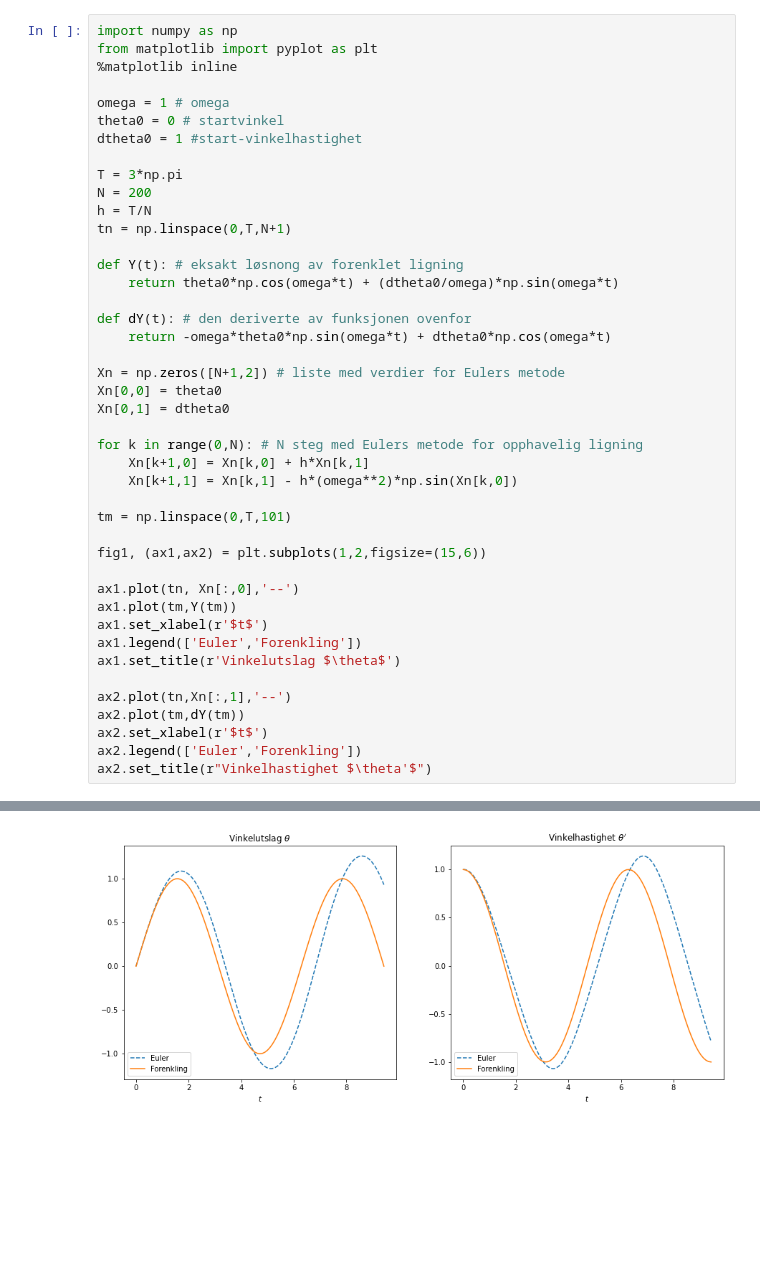
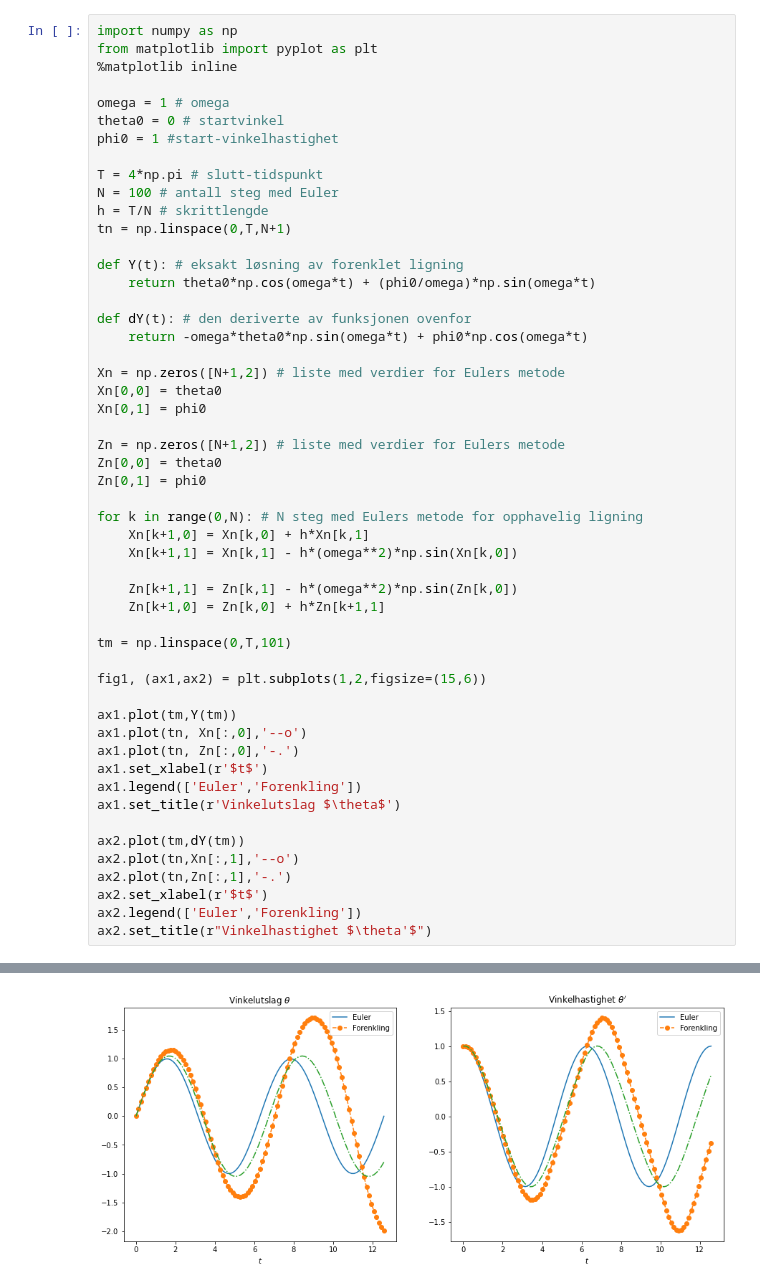
Before and after one commit to imfdrift/INGX1002H24, a Jupyter notebook: 3_difflign_pendel.ipynb, the cells around one changed output, grey strips where cells are left out. Saved outputs shown, nothing was run; the diff lists cells and outputs as text; blank space fills up the shorter version.

```diff
--- a/3_difflign_pendel.ipynb
+++ b/3_difflign_pendel.ipynb
@@ -22,45 +95,54 @@ from matplotlib import pyplot as plt
 
 omega = 1 # omega
 theta0 = 0 # startvinkel
-dtheta0 = 1 #start-vinkelhastighet
+phi0 = 1 #start-vinkelhastighet
 
-T = 3*np.pi
-N = 200
-h = T/N
+T = 4*np.pi # slutt-tidspunkt
+N = 100 # antall steg med Euler
+h = T/N # skrittlengde
 tn = np.linspace(0,T,N+1)
 
-def Y(t): # eksakt løsnong av forenklet ligning
-    return theta0*np.cos(omega*t) + (dtheta0/omega)*np.sin(omega*t)
+def Y(t): # eksakt løsning av forenklet ligning
+    return theta0*np.cos(omega*t) + (phi0/omega)*np.sin(omega*t)
 
 def dY(t): # den deriverte av funksjonen ovenfor
-    return -omega*theta0*np.sin(omega*t) + dtheta0*np.cos(omega*t)
+    return -omega*theta0*np.sin(omega*t) + phi0*np.cos(omega*t)
 
 Xn = np.zeros([N+1,2]) # liste med verdier for Eulers metode
 Xn[0,0] = theta0
-Xn[0,1] = dtheta0
+Xn[0,1] = phi0
+
+Zn = np.zeros([N+1,2]) # liste med verdier for Eulers metode
+Zn[0,0] = theta0
+Zn[0,1] = phi0
 
 for k in range(0,N): # N steg med Eulers metode for opphavelig ligning
     Xn[k+1,0] = Xn[k,0] + h*Xn[k,1]
     Xn[k+1,1] = Xn[k,1] - h*(omega**2)*np.sin(Xn[k,0])
 
+    Zn[k+1,1] = Zn[k,1] - h*(omega**2)*np.sin(Zn[k,0])
+    Zn[k+1,0] = Zn[k,0] + h*Zn[k+1,1]
+
 tm = np.linspace(0,T,101)
 
 fig1, (ax1,ax2) = plt.subplots(1,2,figsize=(15,6))
 
-ax1.plot(tn, Xn[:,0],'--')
 ax1.plot(tm,Y(tm))
+ax1.plot(tn, Xn[:,0],'--o')
+ax1.plot(tn, Zn[:,0],'-.')
 ax1.set_xlabel(r'$t$')
 ax1.legend(['Euler','Forenkling'])
 ax1.set_title(r'Vinkelutslag $\theta$')
 
-ax2.plot(tn,Xn[:,1],'--')
 ax2.plot(tm,dY(tm))
+ax2.plot(tn,Xn[:,1],'--o')
+ax2.plot(tn,Zn[:,1],'-.')
 ax2.set_xlabel(r'$t$')
 ax2.legend(['Euler','Forenkling'])
 ax2.set_title(r"Vinkelhastighet $\theta'$")
 # %% [output]
 Text(0.5, 1.0, "Vinkelhastighet $\\theta'$")
-[figure, old version]
+[figure, new version]
 # %% [markdown]
 Vi ser her at vi har periodisk oppførsel for både tilnærmingen gitt av Eulers metode, og (selvfølgelig) for sinusbevegelsen til det forenklede systemet.
 Dessuten indikerer tilnærmingen vi får med Eulers metode at perioden til det opphavelige systemet er lenger enn for det tilnærmede systemet.
```
Also changed, not shown: parts of 8 cells of this notebook, 4 other files.
